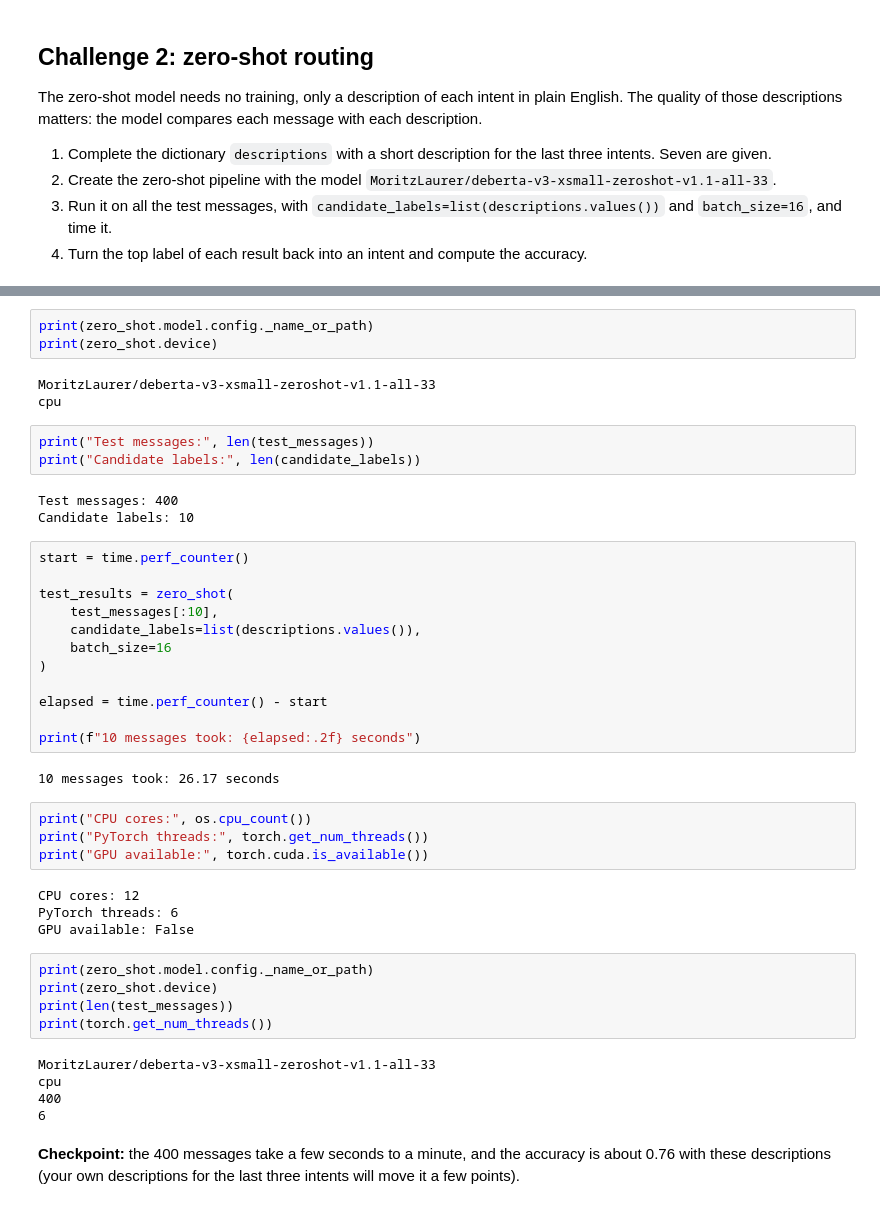
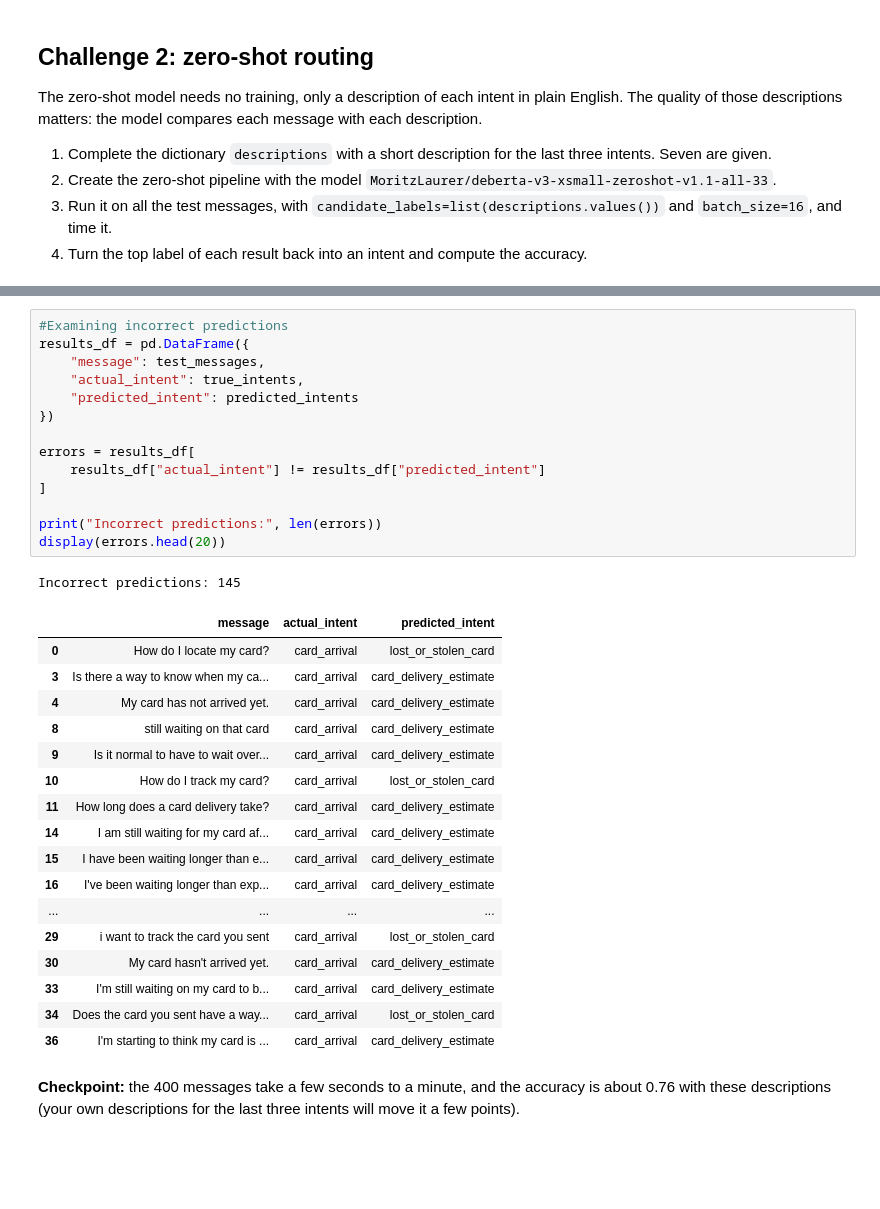
Before and after one commit to ironhack-labs/lab-guided-tutorial-transformers, a Jupyter notebook: your-code/main.ipynb, the cells around one changed output, grey strips where cells are left out. Drawn from its saved outputs; the diff is of its cells as text; blank space fills up the shorter version.

```diff
--- a/your-code/main.ipynb
+++ b/your-code/main.ipynb
@@ -246,47 +262,36 @@ KeyboardInterrupt:
-# %%
-print(zero_shot.model.config._name_or_path)
-print(zero_shot.device)
-# %% [output]
-MoritzLaurer/deberta-v3-xsmall-zeroshot-v1.1-all-33
-cpu
-# %%
-print("Test messages:", len(test_messages))
-print("Candidate labels:", len(candidate_labels))
-# %% [output]
-Test messages: 400
-Candidate labels: 10
-# %%
-start = time.perf_counter()
-
-test_results = zero_shot(
-    test_messages[:10],
-    candidate_labels=list(descriptions.values()),
-    batch_size=16
-)
-
-elapsed = time.perf_counter() - start
-
-print(f"10 messages took: {elapsed:.2f} seconds")
-# %% [output]
-10 messages took: 26.17 seconds
-# %%
-print("CPU cores:", os.cpu_count())
-print("PyTorch threads:", torch.get_num_threads())
-print("GPU available:", torch.cuda.is_available())
-# %% [output]
-CPU cores: 12
-PyTorch threads: 6
-GPU available: False
-# %%
-print(zero_shot.model.config._name_or_path)
-print(zero_shot.device)
-print(len(test_messages))
-print(torch.get_num_threads())
-# %% [output]
-MoritzLaurer/deberta-v3-xsmall-zeroshot-v1.1-all-33
-cpu
-400
-6
+# %%
+#Examining incorrect predictions
+results_df = pd.DataFrame({
+    "message": test_messages,
+    "actual_intent": true_intents,
+    "predicted_intent": predicted_intents
+})
+
+errors = results_df[
+    results_df["actual_intent"] != results_df["predicted_intent"]
+]
+
+print("Incorrect predictions:", len(errors))
+display(errors.head(20))
+# %% [output]
+Incorrect predictions: 145
+|  | message | actual_intent | predicted_intent |
+| 0 | How do I locate my card? | card_arrival | lost_or_stolen_card |
+| 3 | Is there a way to know when my ca... | card_arrival | card_delivery_estimate |
+| 4 | My card has not arrived yet. | card_arrival | card_delivery_estimate |
+| 8 | still waiting on that card | card_arrival | card_delivery_estimate |
+| 9 | Is it normal to have to wait over... | card_arrival | card_delivery_estimate |
+| 10 | How do I track my card? | card_arrival | lost_or_stolen_card |
+| 11 | How long does a card delivery take? | card_arrival | card_delivery_estimate |
+| 14 | I am still waiting for my card af... | card_arrival | card_delivery_estimate |
+| 15 | I have been waiting longer than e... | card_arrival | card_delivery_estimate |
+| 16 | I've been waiting longer than exp... | card_arrival | card_delivery_estimate |
+| ... | ... | ... | ... |
+| 29 | i want to track the card you sent | card_arrival | lost_or_stolen_card |
+| 30 | My card hasn't arrived yet. | card_arrival | card_delivery_estimate |
+| 33 | I'm still waiting on my card to b... | card_arrival | card_delivery_estimate |
+| 34 | Does the card you sent have a way... | card_arrival | lost_or_stolen_card |
+| 36 | I'm starting to think my card is ... | card_arrival | card_delivery_estimate |
 # %% [markdown]
 **Checkpoint:** the 400 messages take a few seconds to a minute, and the accuracy is about 0.76 with these descriptions (your own descriptions for the last three intents will move it a few points).
 # %%
```
Also changed, not shown: parts of 25 cells of this notebook.
